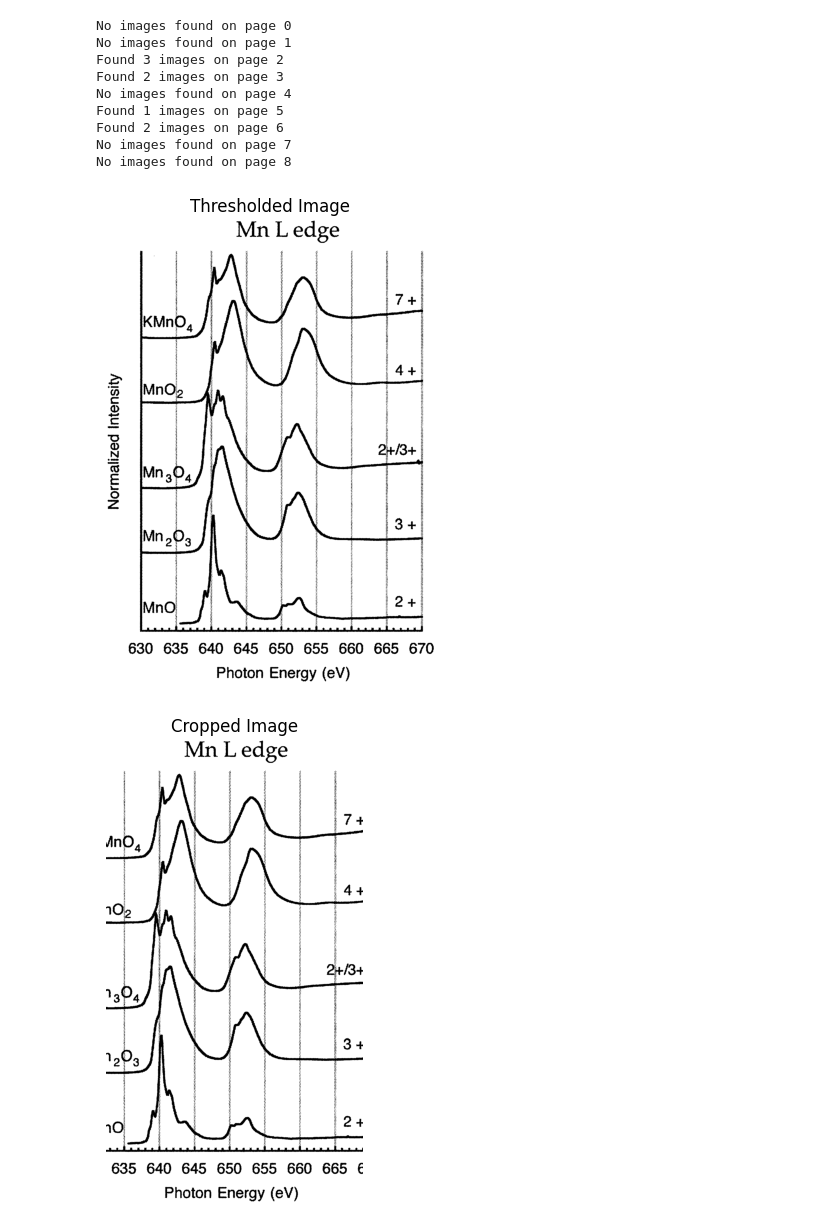
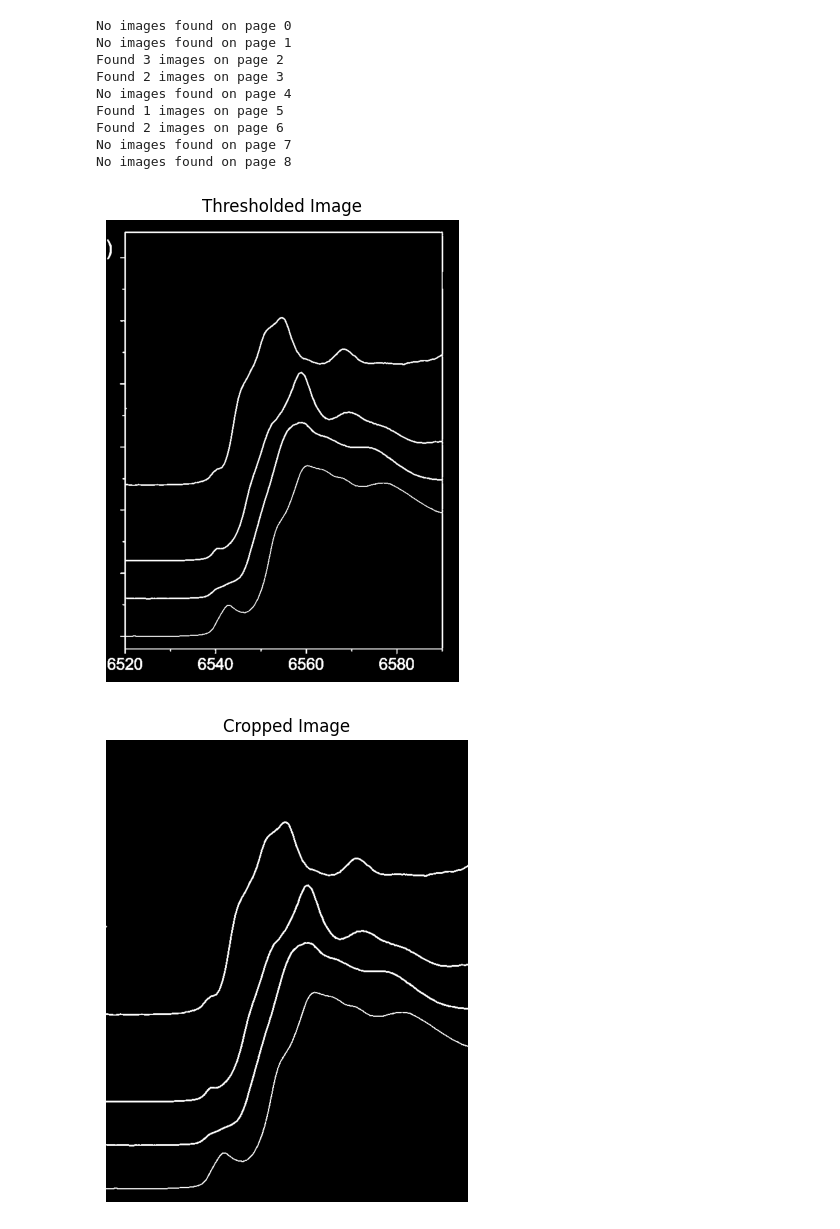
Before and after one commit to Lungelodlm/chemeng, a Jupyter notebook: Summary.ipynb, the cells around one changed output. Saved outputs shown, nothing was run; the diff lists cells and outputs as text; code cells hidden in the pictures.

```diff
--- a/Summary.ipynb
+++ b/Summary.ipynb
@@ -38,22 +38,22 @@ import pandas as pd
 import matplotlib.pyplot as plt
 # %%
 # Load image
-img = cv2.imread("page_2-image_1.png", cv2.IMREAD_GRAYSCALE)
+img = cv2.imread("graph.png", cv2.IMREAD_GRAYSCALE)
 # Thresholding to binary image
 _, thresh = cv2.threshold(img, 200, 255, cv2.THRESH_BINARY_INV)
 # Step: Thresholded Image
 plt.figure(figsize=(6, 6))
 plt.imshow(thresh, cmap='gray')
 plt.title('Thresholded Image')
 plt.axis('off')
 plt.show()
 # %% [output]
-[figure, old version]
+[figure, new version]
 # %%
 #step 1: crop the image to focus on the graph area
 #Assuming the graph occupies most of the image, we mainly crop out the borders
 #Adjust these value according to your image's borrders
-cropped_img = thresh[:,200:-75] #Adjust crop dimensions as needed
+cropped_img = thresh[50:-65, 38:-35] #Adjust crop dimensions as needed
 
 #ste: Thresholded Image
 plt.figure(figsize=(6,6))
@@ -62,6 +62,6 @@ plt.title('Cropped Image')
 plt.axis('off')
 plt.show()
 # %% [output]
-[figure, old version]
+[figure, new version]
 # %%
 #Apply Gaussian Blur (optional may help smooth lines)
```
Also changed, not shown: parts of 4 cells of this notebook.
